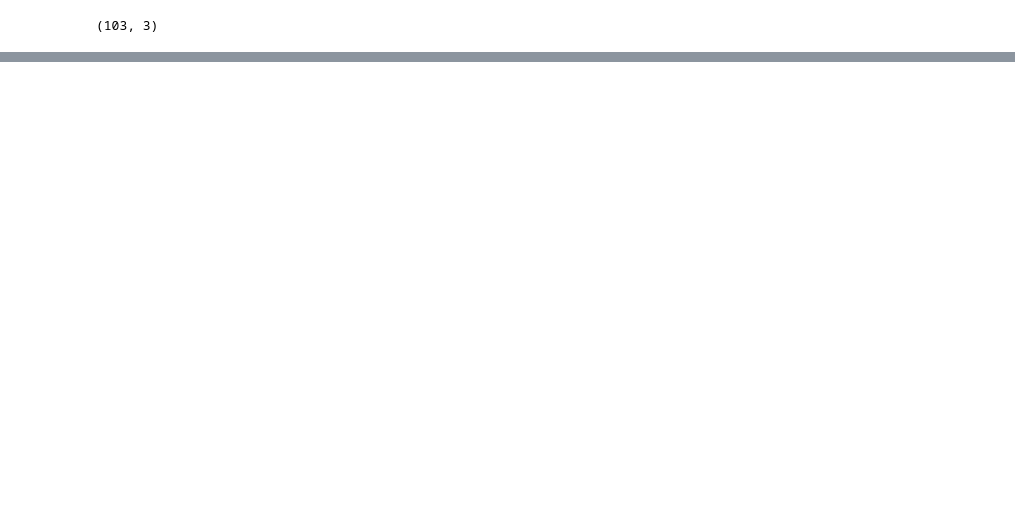
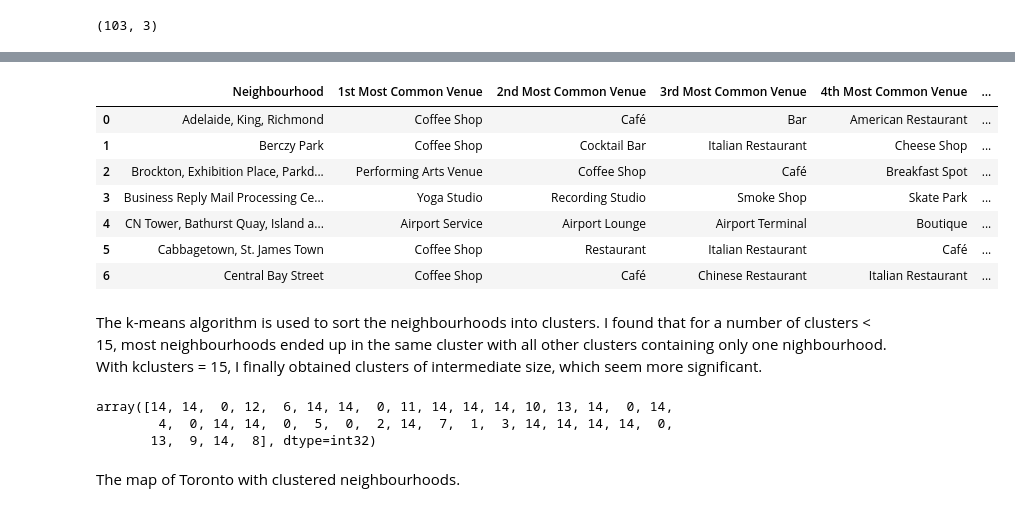
Before and after one commit to FM2403/coursera-capstone, a Jupyter notebook: Segmenting and Clustering Neighborhoods in Toronto.ipynb, the cells around one changed output, grey strips where cells are left out. Saved outputs shown, nothing was run; the diff lists cells and outputs as text; code cells hidden in the pictures; blank space fills up the shorter version.

```diff
--- a/Segmenting and Clustering Neighborhoods in Toronto.ipynb
+++ b/Segmenting and Clustering Neighborhoods in Toronto.ipynb
@@ -115,0 +272,2 @@ print(df.shape)
+# %%
+toronto_venues.dropna(inplace=True)
@@ -115,0 +324,3 @@ print(df.shape)
+# %%
+toronto_grouped = toronto_onehot.groupby('Neighbourhood').mean().reset_index()
+toronto_grouped.head()
@@ -115,0 +334,12 @@ print(df.shape)
+# %%
+num_top_venues = 5
+
+for hood in toronto_grouped['Neighbourhood']:
+    print("----"+hood+"----")
+    temp = toronto_grouped[toronto_grouped['Neighbourhood'] == hood].T.reset_index()
+    temp.columns = ['venue','freq']
+    temp = temp.iloc[1:]
+    temp['freq'] = temp['freq'].astype(float)
+    temp = temp.round({'freq': 2})
+    print(temp.sort_values('freq', ascending=False).reset_index(drop=True).head(num_top_venues))
+    print('\n')
@@ -115,0 +364,57 @@ print(df.shape)
+# %%
+def return_most_common_venues(row, num_top_venues):
+    row_categories = row.iloc[1:]
+    row_categories_sorted = row_categories.sort_values(ascending=False)
+
+    return row_categories_sorted.index.values[0:num_top_venues]
+# %%
+num_top_venues = 10
+
+indicators = ['st', 'nd', 'rd']
+
+# create columns according to number of top venues
+columns = ['Neighbourhood']
+for ind in np.arange(num_top_venues):
+    try:
+        columns.append('{}{} Most Common Venue'.format(ind+1, indicators[ind]))
+    except:
+        columns.append('{}th Most Common Venue'.format(ind+1))
+
+# create a new dataframe
+neighborhoods_venues_sorted = pd.DataFrame(columns=columns)
+neighborhoods_venues_sorted['Neighbourhood'] = toronto_grouped['Neighbourhood']
+
+for ind in np.arange(toronto_grouped.shape[0]):
+    neighborhoods_venues_sorted.iloc[ind, 1:] = return_most_common_venues(toronto_grouped.iloc[ind, :], num_top_venues)
+
+neighborhoods_venues_sorted.head(7)
+# %% [output]
+|  | Neighbourhood | 1st Most Common Venue | 2nd Most Common Venue | 3rd Most Common Venue | 4th Most Common Venue | ... |
+| 0 | Adelaide, King, Richmond | Coffee Shop | Café | Bar | American Restaurant | ... |
+| 1 | Berczy Park | Coffee Shop | Cocktail Bar | Italian Restaurant | Cheese Shop | ... |
+| 2 | Brockton, Exhibition Place, Parkd... | Performing Arts Venue | Coffee Shop | Café | Breakfast Spot | ... |
+| 3 | Business Reply Mail Processing Ce... | Yoga Studio | Recording Studio | Smoke Shop | Skate Park | ... |
+| 4 | CN Tower, Bathurst Quay, Island a... | Airport Service | Airport Lounge | Airport Terminal | Boutique | ... |
+| 5 | Cabbagetown, St. James Town | Coffee Shop | Restaurant | Italian Restaurant | Café | ... |
+| 6 | Central Bay Street | Coffee Shop | Café | Chinese Restaurant | Italian Restaurant | ... |
+# %% [markdown]
+The k-means algorithm is used to sort the neighbourhoods into clusters. I found that for a number of clusters < 15, most neighbourhoods ended up in the same cluster with all other clusters containing only one nighbourhood. With kclusters = 15, I finally obtained clusters of intermediate size, which seem more significant.
+# %%
+
+# import k-means from clustering stage
+from sklearn.cluster import KMeans
+
+# set number of clusters
+kclusters = 15
+
+toronto_grouped_clustering = toronto_grouped.drop('Neighbourhood', 1)
+
+# run k-means clustering
+kmeans = KMeans(n_clusters=kclusters, random_state=0).fit(toronto_grouped_clustering)
+
+# check cluster labels generated for each row in the dataframe
+kmeans.labels_[0:50]
+# %% [output]
+array([14, 14,  0, 12,  6, 14, 14,  0, 11, 14, 14, 14, 10, 13, 14,  0, 14,
+        4,  0, 14, 14,  0,  5,  0,  2, 14,  7,  1,  3, 14, 14, 14, 14,  0,
+       13,  9, 14,  8], dtype=int32)
@@ -115,0 +431,2 @@ print(df.shape)
+# %% [markdown]
+The map of Toronto with clustered neighbourhoods.
```
Also changed, not shown: parts of 51 cells of this notebook.
